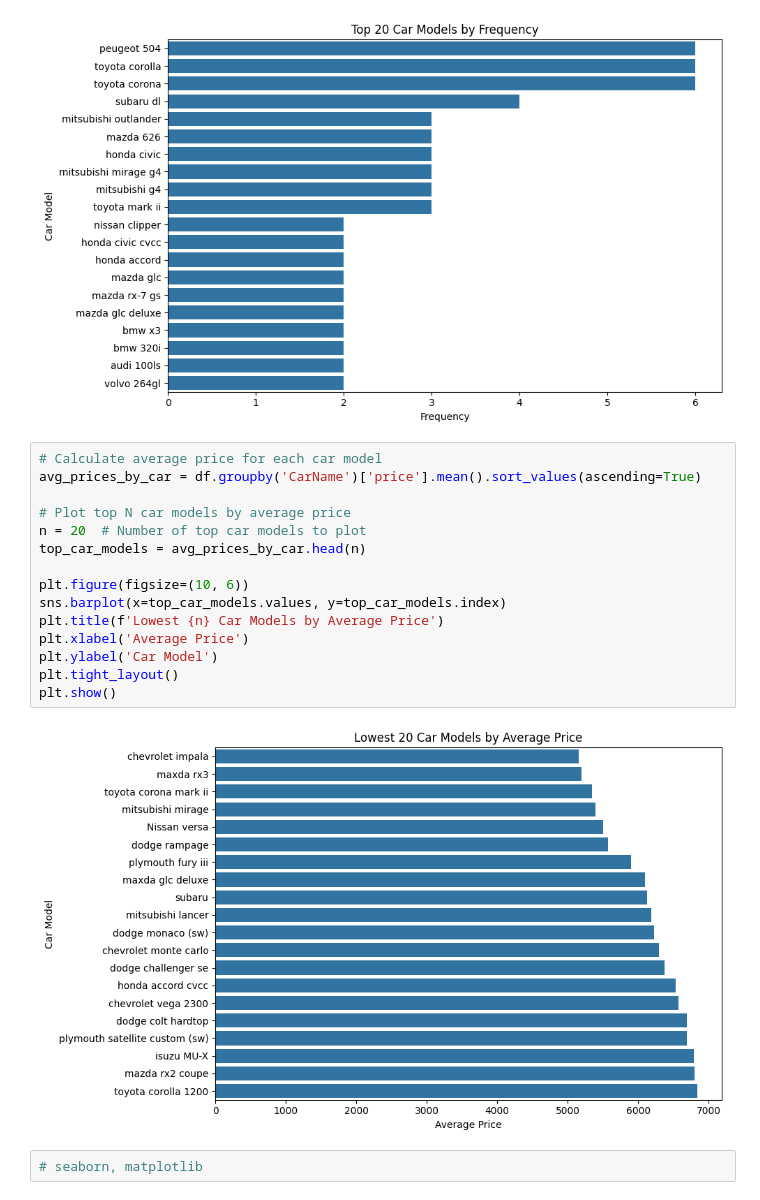
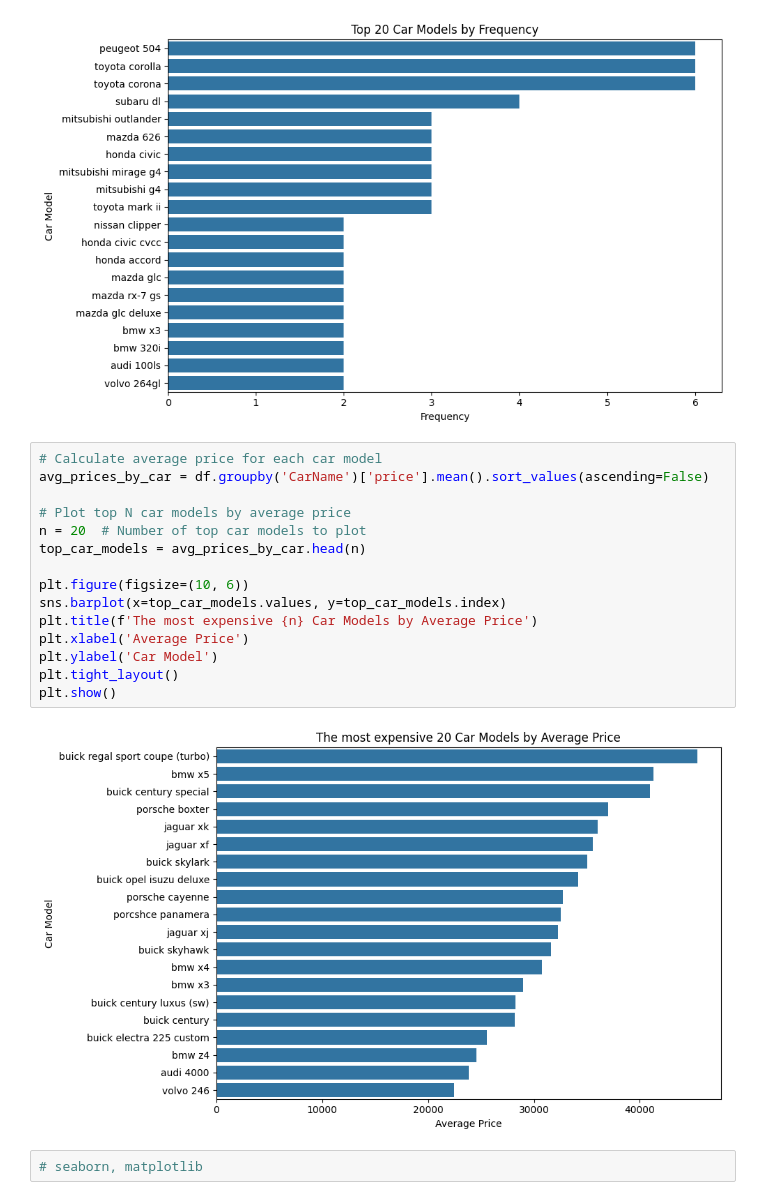
Before and after one commit to zymxiaotie/Car-Quality-Prediction-Workshop, a Jupyter notebook: part-1-2-data-analysis-model-training.ipynb, the cells around one changed output. Drawn from its saved outputs; the diff is of its cells as text.

```diff
--- a/part-1-2-data-analysis-model-training.ipynb
+++ b/part-1-2-data-analysis-model-training.ipynb
@@ -258,21 +263,21 @@ plt.show()
 [figure]
 # %%
 # Calculate average price for each car model
-avg_prices_by_car = df.groupby('CarName')['price'].mean().sort_values(ascending=True)
+avg_prices_by_car = df.groupby('CarName')['price'].mean().sort_values(ascending=False)
 
 # Plot top N car models by average price
 n = 20  # Number of top car models to plot
 top_car_models = avg_prices_by_car.head(n)
 
 plt.figure(figsize=(10, 6))
 sns.barplot(x=top_car_models.values, y=top_car_models.index)
-plt.title(f'Lowest {n} Car Models by Average Price')
+plt.title(f'The most expensive {n} Car Models by Average Price')
 plt.xlabel('Average Price')
 plt.ylabel('Car Model')
 plt.tight_layout()
 plt.show()
 # %% [output]
-[figure, old version]
+[figure, new version]
 # %%
 # seaborn, matplotlib
 # %% [markdown]
```
Also changed, not shown: parts of 8 cells of this notebook.
